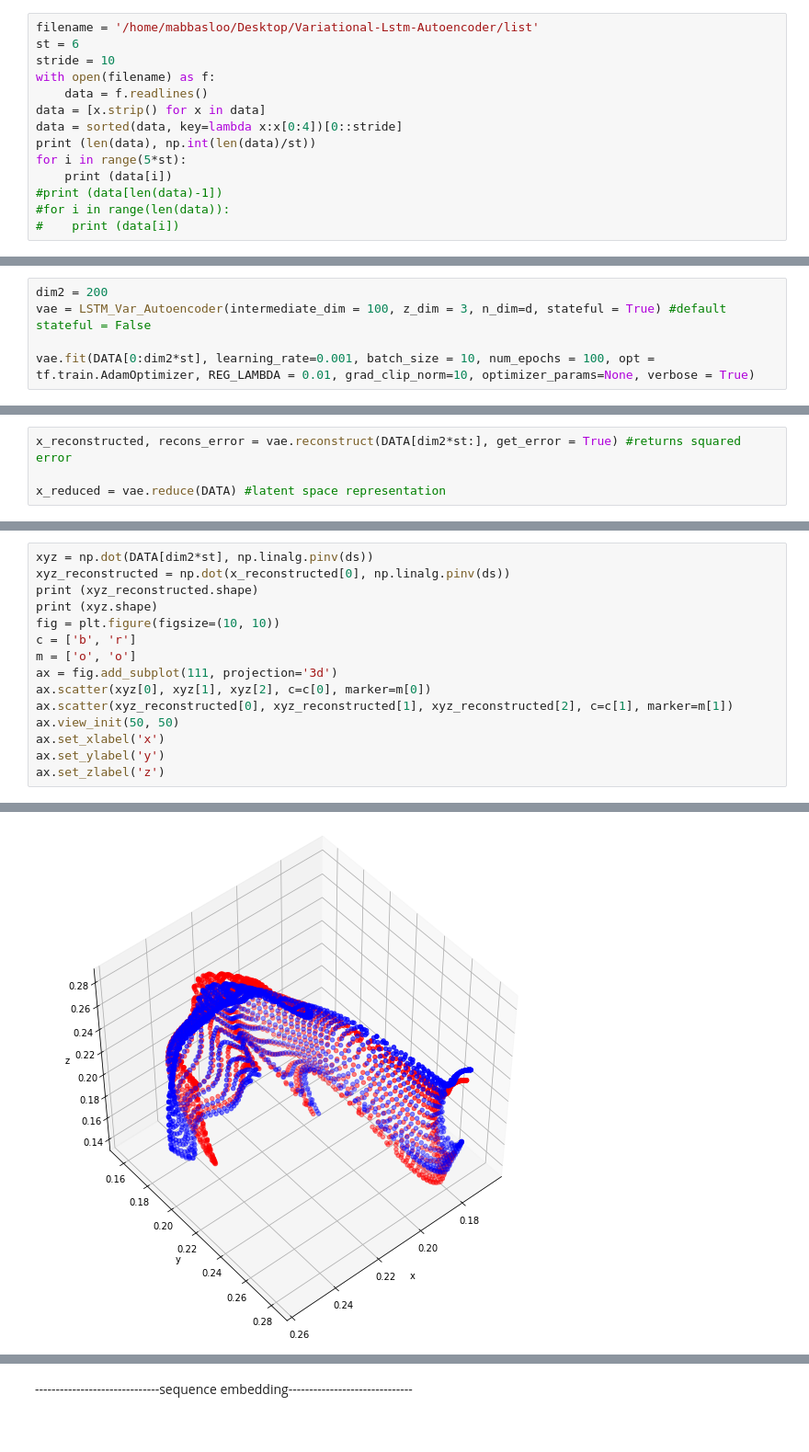
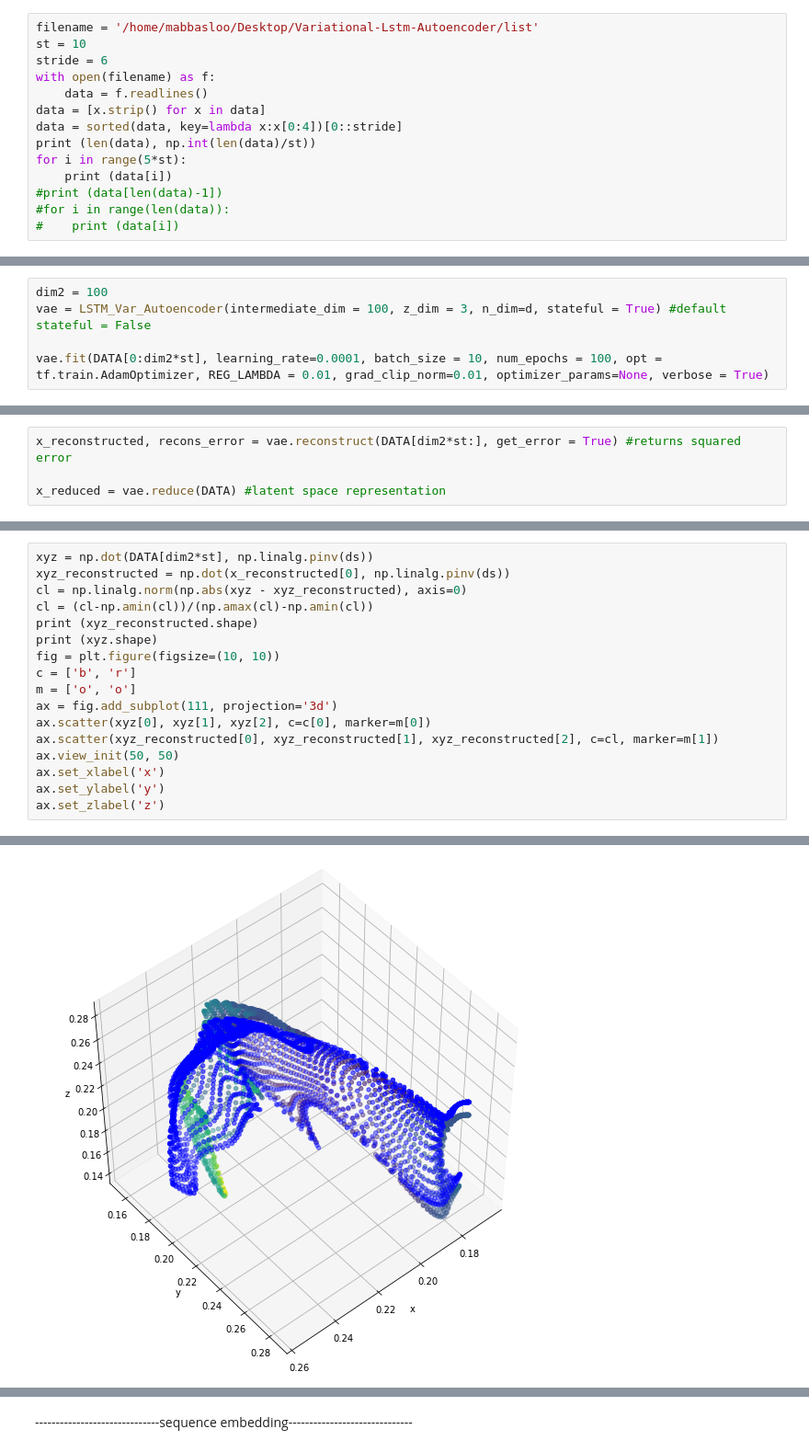
Before and after one commit to abbasloo/dnnAutoEm, a Jupyter notebook: carCrashLBO.ipynb, the cells around one changed output, grey strips where cells are left out. Shown at 92% size. Drawn from its saved outputs; the diff is of its cells as text.

```diff
--- a/carCrashLBO.ipynb
+++ b/carCrashLBO.ipynb
@@ -15,8 +15,8 @@ name = '/home/mabbasloo/Documents/carData4/data/lbo/'
 name1 = '/home/mabbasloo/Desktop/Variational-Lstm-Autoencoder/data/'
 # %%
 filename = '/home/mabbasloo/Desktop/Variational-Lstm-Autoencoder/list'
-st = 6
-stride = 10
+st = 10
+stride = 6
 with open(filename) as f:
     data = f.readlines()
 data = [x.strip() for x in data]
@@ -133,10 +135,10 @@ plt.figure(figsize=(10, 10)); plt.imshow(DATA[dim+1])
 # %% [markdown]
 ------------------------------part embedding------------------------------
 # %%
-dim2 = 200
+dim2 = 100
 vae = LSTM_Var_Autoencoder(intermediate_dim = 100, z_dim = 3, n_dim=d, stateful = True) #default stateful = False
 
-vae.fit(DATA[0:dim2*st], learning_rate=0.001, batch_size = 10, num_epochs = 100, opt = tf.train.AdamOptimizer, REG_LAMBDA = 0.01, grad_clip_norm=10, optimizer_params=None, verbose = True)
+vae.fit(DATA[0:dim2*st], learning_rate=0.0001, batch_size = 10, num_epochs = 100, opt = tf.train.AdamOptimizer, REG_LAMBDA = 0.01, grad_clip_norm=0.01, optimizer_params=None, verbose = True)
 # %% [output]
 Training...
 
@@ -194,23 +200,25 @@ _,_,_ = plt.hist(np.abs(x_reconstructed[0] - DATA[dim2*st]).reshape((3*d)), bins
 # %%
 xyz = np.dot(DATA[dim2*st], np.linalg.pinv(ds))
 xyz_reconstructed = np.dot(x_reconstructed[0], np.linalg.pinv(ds))
+cl = np.linalg.norm(np.abs(xyz - xyz_reconstructed), axis=0)
+cl = (cl-np.amin(cl))/(np.amax(cl)-np.amin(cl))
 print (xyz_reconstructed.shape)
 print (xyz.shape)
 fig = plt.figure(figsize=(10, 10))
 c = ['b', 'r']
 m = ['o', 'o']
 ax = fig.add_subplot(111, projection='3d')
 ax.scatter(xyz[0], xyz[1], xyz[2], c=c[0], marker=m[0])
-ax.scatter(xyz_reconstructed[0], xyz_reconstructed[1], xyz_reconstructed[2], c=c[1], marker=m[1])
+ax.scatter(xyz_reconstructed[0], xyz_reconstructed[1], xyz_reconstructed[2], c=cl, marker=m[1])
 ax.view_init(50, 50)
 ax.set_xlabel('x')
 ax.set_ylabel('y')
 ax.set_zlabel('z')
 # %% [output]
 (3, 1714)
 (3, 1714)
 Text(0.5, 0, 'z')
-[figure, old version]
+[figure, new version]
 # %%
 print (x_reduced.shape)
 DATA2 = []
```
Also changed, not shown: parts of 20 cells of this notebook.
